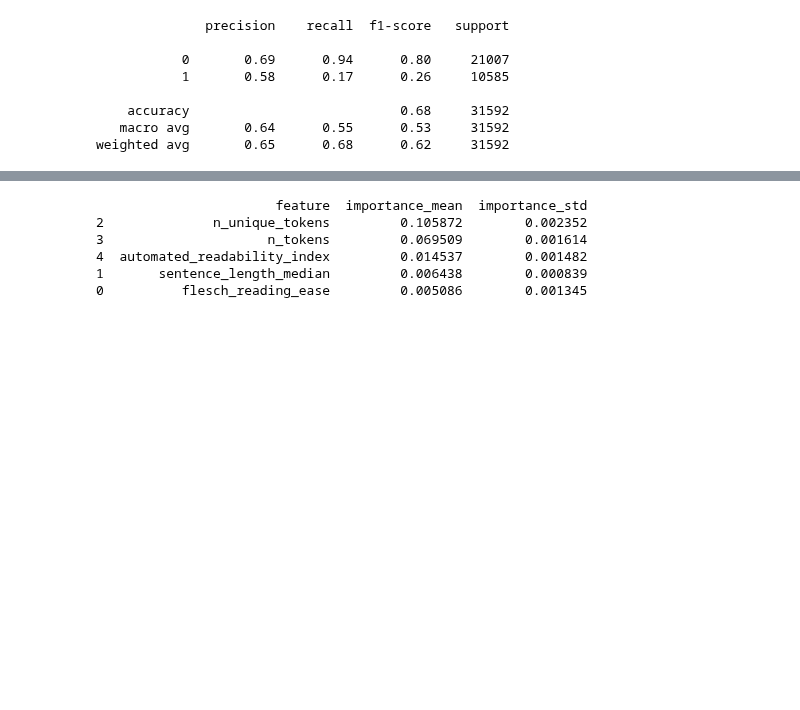
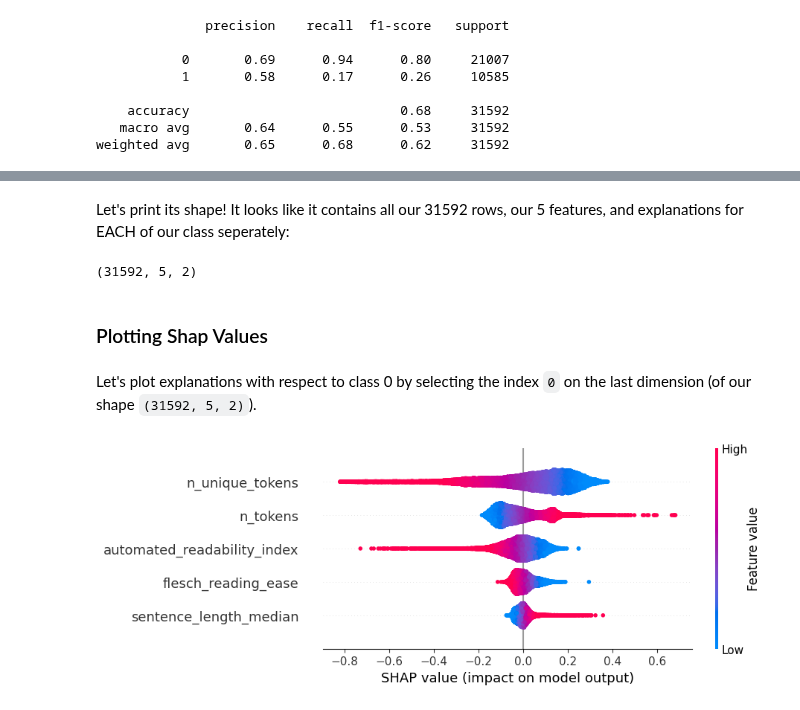
Before and after one commit to MinaAlmasi/nlp-at-cogsci, a Jupyter notebook: book/class2/003_classify_metrics.ipynb, the cells around one changed output, grey strips where cells are left out. Saved outputs shown, nothing was run; the diff lists cells and outputs as text; code cells hidden in the pictures; blank space fills up the shorter version.

Commit message:
re-add shap values

```diff
--- a/book/class2/003_classify_metrics.ipynb
+++ b/book/class2/003_classify_metrics.ipynb
@@ -298,19 +318,18 @@ model_imp = permutation_importance(clf, X_val, val_metrics_filtered['is_human'],
 # %%
-# create a df with feature names and importance
-feature_importance = pd.DataFrame({
-    'feature': X_val.columns,
-    'importance_mean': model_imp.importances_mean,
-    'importance_std': model_imp.importances_std
-})
-
-# sort by importancewha
-feature_importance = feature_importance.sort_values(by='importance_mean', ascending=False)
-
-print(feature_importance)
+background = shap.sample(X_train, 100)  # randomly sample 100 rows for "background" in the KERNEL explainer, then processing entire validation
+explainer = shap.KernelExplainer(clf.predict_proba, background)
+shap_values = explainer(X_val) # see https://shap.readthedocs.io/en/latest/example_notebooks/api_examples/migrating-to-new-api.html
-# %% [output]
-                       feature  importance_mean  importance_std
-2              n_unique_tokens         0.105872        0.002352
-3                     n_tokens         0.069509        0.001614
-4  automated_readability_index         0.014537        0.001482
-1       sentence_length_median         0.006438        0.000839
-0          flesch_reading_ease         0.005086        0.001345
+# %% [markdown]
+Let's print its shape! It looks like it contains all our 31592 rows, our 5 features, and explanations for EACH of our class seperately:
+# %%
+print(shap_values.shape)
+# %% [output]
+(31592, 5, 2)
+# %% [markdown]
+### Plotting Shap Values
+# %% [markdown]
+Let's plot explanations with respect to class 0 by selecting the index `0` on the last dimension (of our shape `(31592, 5, 2)`).
+# %%
+shap.plots.beeswarm(shap_values[:,:,0])
+# %% [output]
+[figure, added]
```
Also changed, not shown: parts of 8 cells of this notebook.
